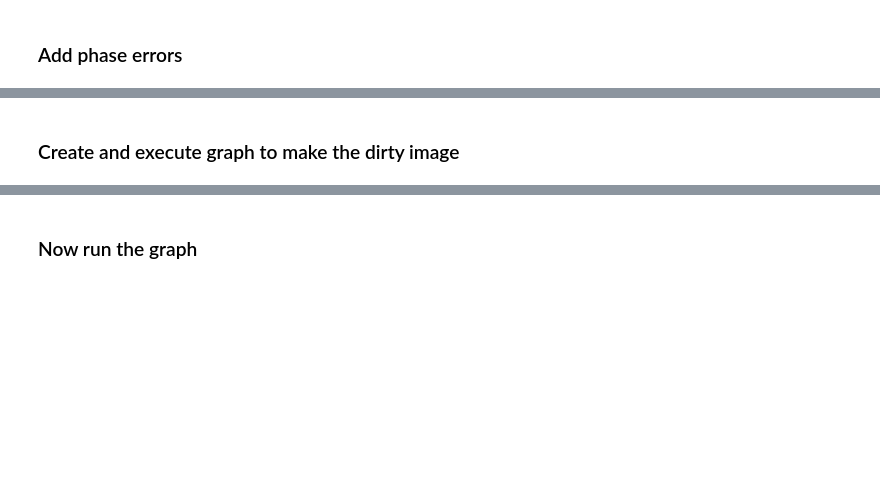
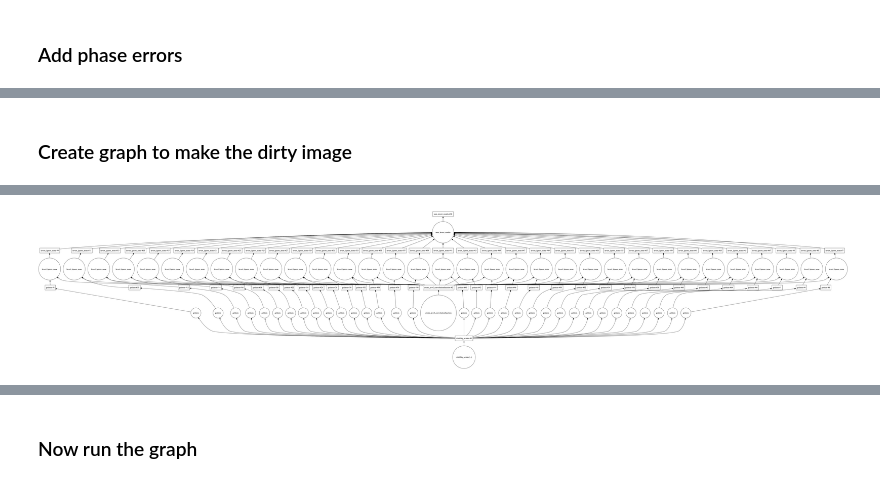
Before and after one commit to SKA-ScienceDataProcessor/algorithm-reference-library, a Jupyter notebook: workflows/notebooks/arl_demo.ipynb, the cells around one changed output, grey strips where cells are left out. Cells and saved outputs as stored; diff of their text form; code cells hidden in the pictures; blank space fills up the shorter version.

```diff
--- a/workflows/notebooks/arl_demo.ipynb
+++ b/workflows/notebooks/arl_demo.ipynb
@@ -220,2 +220,13 @@ arlexecute.compute: Execution using Dask took 3.107 seconds
 # %% [markdown]
-### Create and execute graph to make the dirty image
+### Create graph to make the dirty image
+# %%
+future_corrupted_vislist = arlexecute.compute(corrupted_vislist)
+dirty_list = invert_list_arlexecute_workflow(future_corrupted_vislist,
+                                             future_model_list,
+                                             context=context,
+                                             vis_slices=vis_slices, dopsf=False,
+                                             use_serial_invert=use_serial_imaging)
+
+
+dirty_list[0].visualize()
+# %% [output]
@@ -221,0 +234 @@ arlexecute.compute: Execution using Dask took 3.107 seconds
+[figure, added]
```
Also changed, not shown: parts of 14 cells of this notebook, 4 other files.
